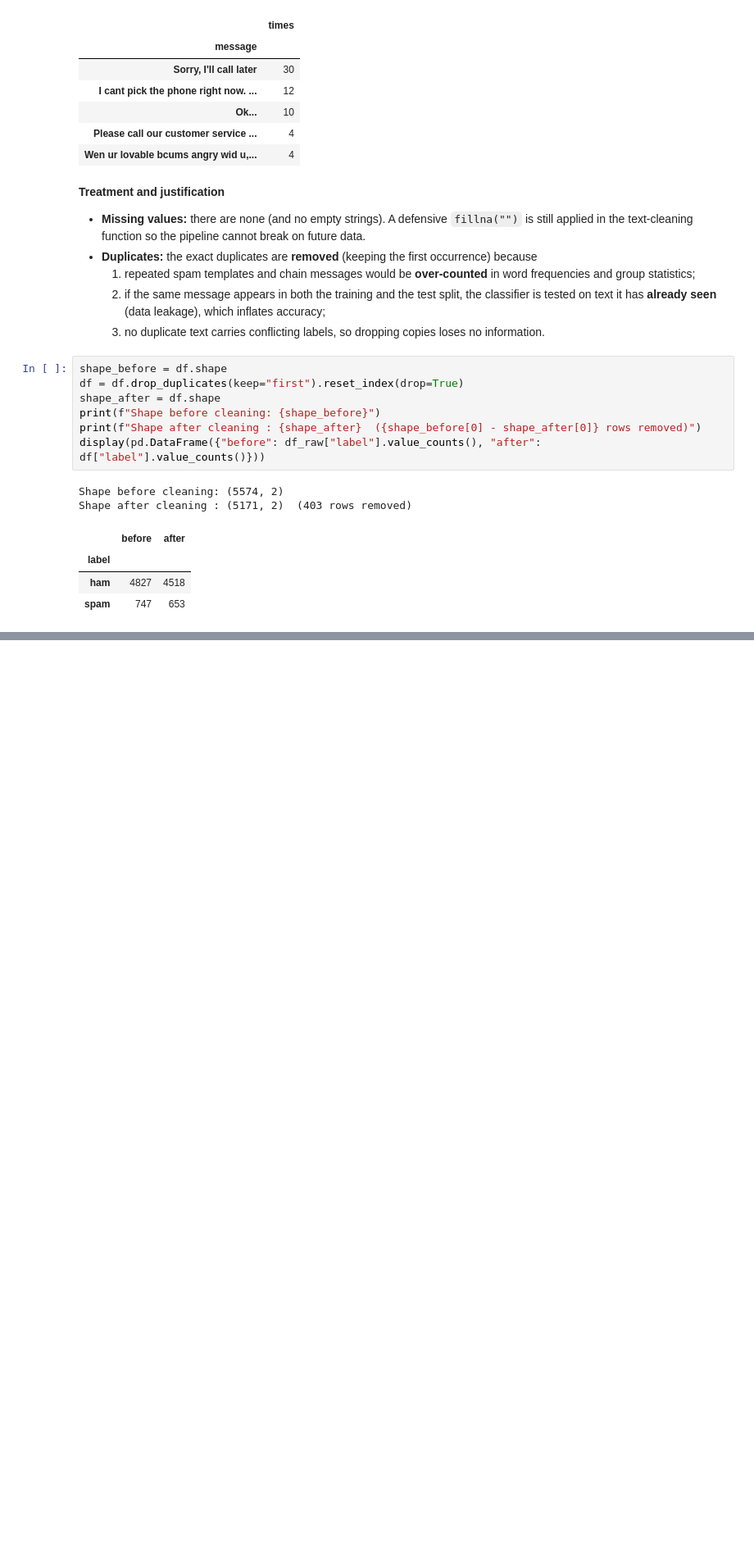
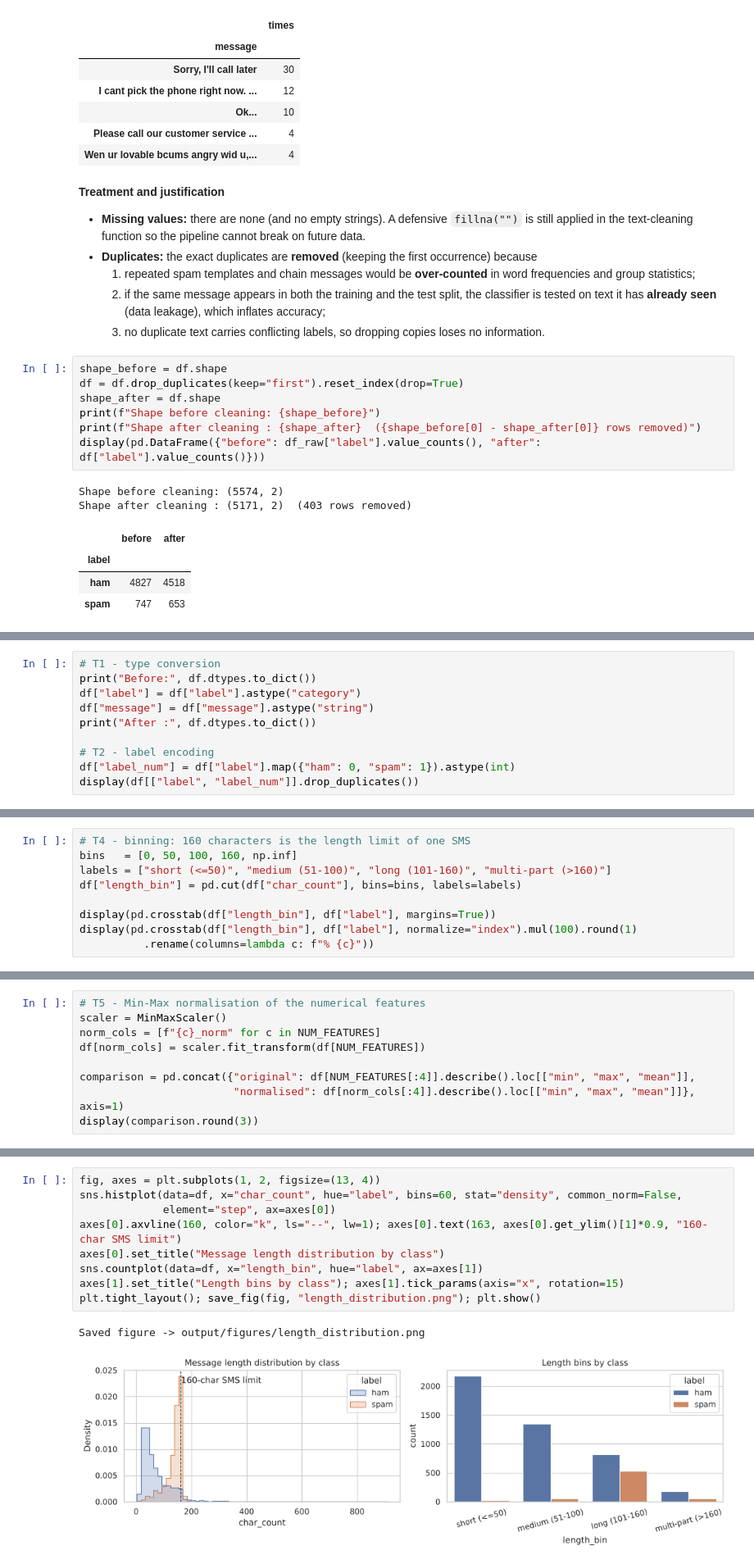
Before and after one commit to mahmoudd-adell/bd-a1, a Jupyter notebook: notebook/analysis.ipynb, the cells around one changed output, grey strips where cells are left out. Shown at 82% size. Drawn from its saved outputs; the diff is of its cells as text; blank space fills up the shorter version.

Commit message:
Notebook: loc/iloc selection and five transformations (4.3-4.4)

```diff
--- a/notebook/analysis.ipynb
+++ b/notebook/analysis.ipynb
@@ -211,0 +264,10 @@ Shape after cleaning : (5171, 2)  (403 rows removed)
+# %%
+# T1 - type conversion
+print("Before:", df.dtypes.to_dict())
+df["label"] = df["label"].astype("category")
+df["message"] = df["message"].astype("string")
+print("After :", df.dtypes.to_dict())
+
+# T2 - label encoding
+df["label_num"] = df["label"].map({"ham": 0, "spam": 1}).astype(int)
+display(df[["label", "label_num"]].drop_duplicates())
@@ -211,0 +306,9 @@ Shape after cleaning : (5171, 2)  (403 rows removed)
+# %%
+# T4 - binning: 160 characters is the length limit of one SMS
+bins   = [0, 50, 100, 160, np.inf]
+labels = ["short (<=50)", "medium (51-100)", "long (101-160)", "multi-part (>160)"]
+df["length_bin"] = pd.cut(df["char_count"], bins=bins, labels=labels)
+
+display(pd.crosstab(df["length_bin"], df["label"], margins=True))
+display(pd.crosstab(df["length_bin"], df["label"], normalize="index").mul(100).round(1)
+          .rename(columns=lambda c: f"% {c}"))
@@ -211,0 +329,9 @@ Shape after cleaning : (5171, 2)  (403 rows removed)
+# %%
+# T5 - Min-Max normalisation of the numerical features
+scaler = MinMaxScaler()
+norm_cols = [f"{c}_norm" for c in NUM_FEATURES]
+df[norm_cols] = scaler.fit_transform(df[NUM_FEATURES])
+
+comparison = pd.concat({"original": df[NUM_FEATURES[:4]].describe().loc[["min", "max", "mean"]],
+                        "normalised": df[norm_cols[:4]].describe().loc[["min", "max", "mean"]]}, axis=1)
+display(comparison.round(3))
@@ -211,0 +344,12 @@ Shape after cleaning : (5171, 2)  (403 rows removed)
+# %%
+fig, axes = plt.subplots(1, 2, figsize=(13, 4))
+sns.histplot(data=df, x="char_count", hue="label", bins=60, stat="density", common_norm=False,
+             element="step", ax=axes[0])
+axes[0].axvline(160, color="k", ls="--", lw=1); axes[0].text(163, axes[0].get_ylim()[1]*0.9, "160-char SMS limit")
+axes[0].set_title("Message length distribution by class")
+sns.countplot(data=df, x="length_bin", hue="label", ax=axes[1])
+axes[1].set_title("Length bins by class"); axes[1].tick_params(axis="x", rotation=15)
+plt.tight_layout(); save_fig(fig, "length_distribution.png"); plt.show()
+# %% [output]
+Saved figure -> output/figures/length_distribution.png
+[figure, added]
```
Also changed, not shown: parts of 8 cells of this notebook, 1 other file.
